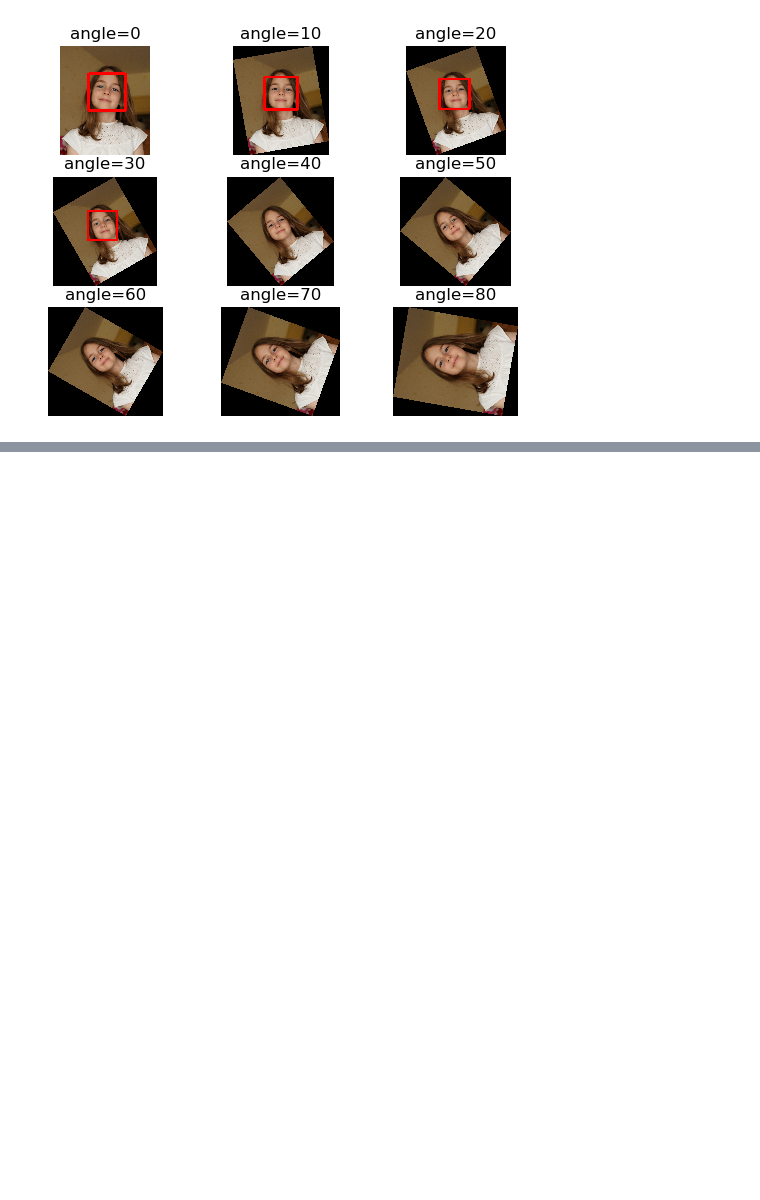
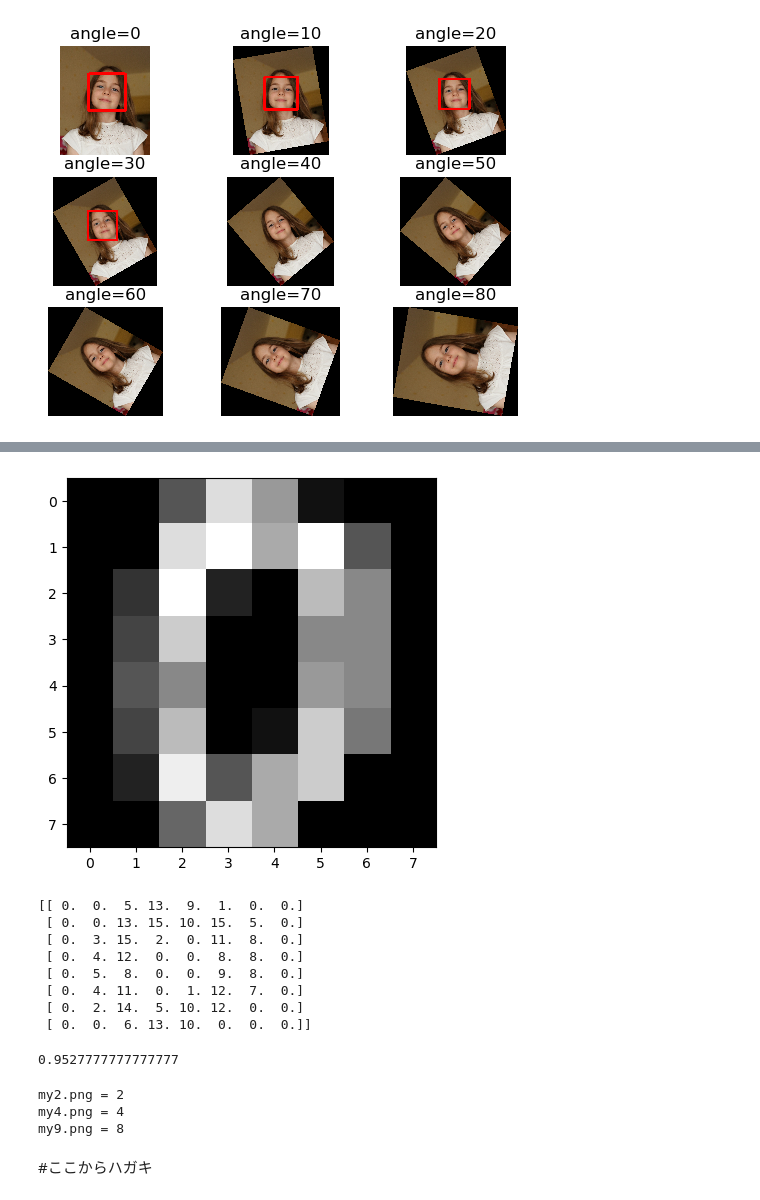
Before and after one commit to yotamaruyama/python_AI_zyugyou, a Jupyter notebook: opencv.ipynb, the cells around one changed output, grey strips where cells are left out. Saved outputs shown, nothing was run; the diff lists cells and outputs as text; code cells hidden in the pictures; blank space fills up the shorter version.

```diff
--- a/opencv.ipynb
+++ b/opencv.ipynb
@@ -234,0 +257,39 @@ plt.show()
+# %%
+d0 = digits.images[0]
+plt.imshow(d0, cmap="gray")
+plt.show()
+print(d0)
+# %% [output]
+[figure, added]
+[[ 0.  0.  5. 13.  9.  1.  0.  0.]
+ [ 0.  0. 13. 15. 10. 15.  5.  0.]
+ [ 0.  3. 15.  2.  0. 11.  8.  0.]
+ [ 0.  4. 12.  0.  0.  8.  8.  0.]
+ [ 0.  5.  8.  0.  0.  9.  8.  0.]
+ [ 0.  4. 11.  0.  1. 12.  7.  0.]
+ [ 0.  2. 14.  5. 10. 12.  0.  0.]
+ [ 0.  0.  6. 13. 10.  0.  0.  0.]]
+# %%
+from sklearn.model_selection import train_test_split
+from sklearn import datasets, svm, metrics
+from sklearn.metrics import accuracy_score
+
+#データを読み込む
+digits = datasets.load_digits()
+x = digits.images
+y = digits.target
+x = x.reshape((-1, 64)) #二次元配列を一次元配列に変換
+
+#データを学習用とテスト用に分割する
+x_train,x_test,y_train,y_test = \
+    train_test_split(x,y,test_size=0.2)
+
+#データを学習
+clf = svm.LinearSVC()
+clf.fit(x_train,y_train)
+
+#予測して精度を確認する
+y_pred = clf.predict(x_test)
+print(accuracy_score(y_test,y_pred))
+# %% [output]
+0.9527777777777777
@@ -234,0 +306,33 @@ plt.show()
+# %%
+import cv2
+import pickle
+
+def predict_digit(filename):
+    #学習済みデータを読み込む
+    with open("digits.pkl","rb") as fp:
+        clf = pickle.load(fp)
+    #自分で用意した手書きの画像ファイルを読み込む
+    my_img = cv2.imread(filename)
+    #画像データを学習済みデータに合わせる
+    my_img = cv2.cvtColor(my_img, cv2.COLOR_BGR2GRAY)
+    my_img = cv2.resize(my_img, (8,8))
+    my_img = 15 - my_img // 16 #白黒反転
+    #二次元を一次元に変換
+    my_img = my_img.reshape((-1,64))
+    #データを予測する
+    res = clf.predict(my_img)
+    return res[0]
+
+#画像ファイルを指定して実行する
+n = predict_digit("my2.png")
+print("my2.png = " + str(n))
+n = predict_digit("my4.png")
+print("my4.png = " + str(n))
+n = predict_digit("my9.png")
+print("my9.png = " + str(n))
+# %% [output]
+my2.png = 2
+my4.png = 4
+my9.png = 8
+# %% [markdown]
+#ここからハガキ
```
Also changed, not shown: parts of 5 cells of this notebook, 4 other files.
